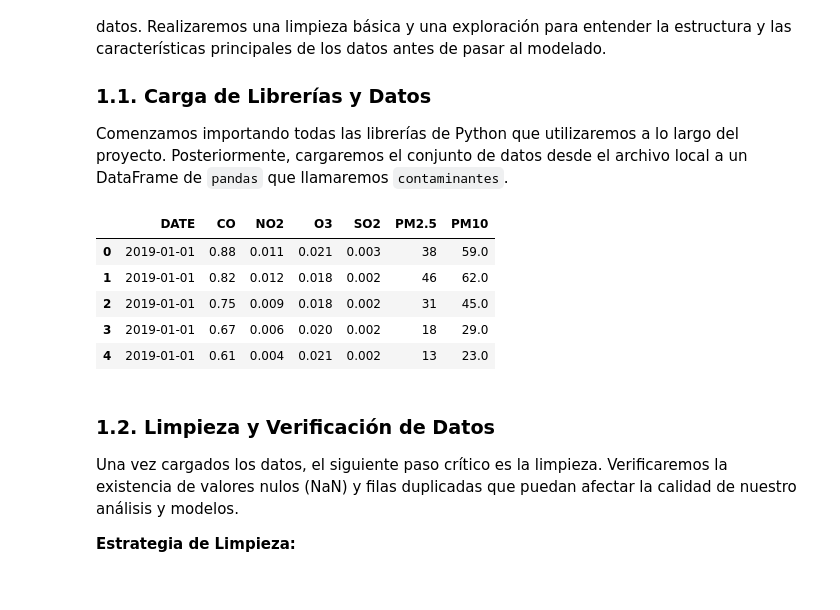
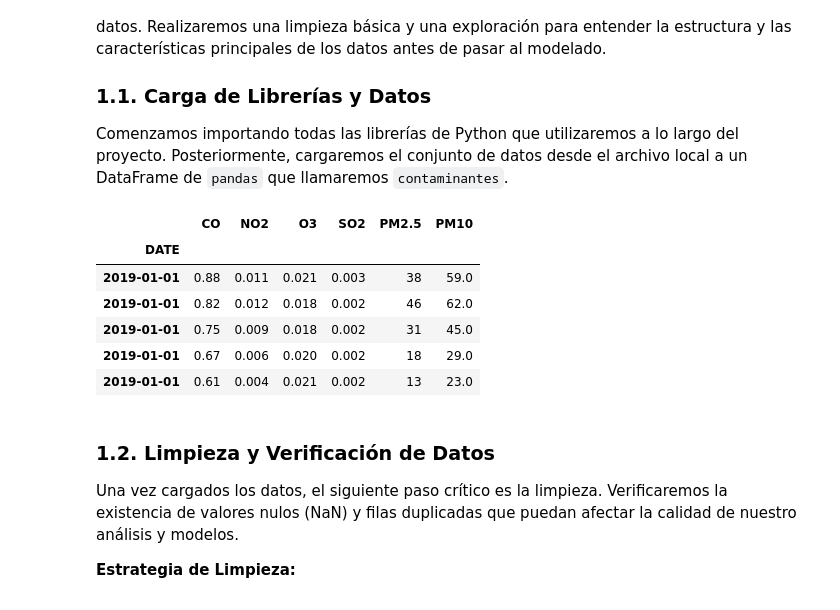
Before and after one commit to EmilianoRdzV/moca-analisis-contaminantes, a Jupyter notebook: Notebooks/CalidadAire.ipynb, the cells around one changed output. Saved outputs shown, nothing was run; the diff lists cells and outputs as text; code cells hidden in the pictures.

Commit message:
fix: correcion de index en DFrame

```diff
--- a/Notebooks/CalidadAire.ipynb
+++ b/Notebooks/CalidadAire.ipynb
@@ -48,30 +50,36 @@ En esta fase inicial, cargaremos todas las herramientas necesarias y nuestro con
 
 Comenzamos importando todas las librerías de Python que utilizaremos a lo largo del proyecto. Posteriormente, cargaremos el conjunto de datos desde el archivo local a un DataFrame de `pandas` que llamaremos `contaminantes`.
 # %%
+
 import pandas as pd
 import numpy as np
 import matplotlib.pyplot as plt
 import seaborn as sns
-
-# Modelado
 from sklearn.model_selection import train_test_split
 from sklearn.linear_model import LinearRegression
 from sklearn.metrics import mean_squared_error, r2_score
 import statsmodels.api as sm
 from statsmodels.tsa.seasonal import seasonal_decompose
 
+sns.set_style("whitegrid")
+plt.rcParams['figure.figsize'] = (15, 8)
+
 
 rutaArchivo = '../Data/contaminantes.xlsx'
+
 contaminantes = pd.read_excel(rutaArchivo)
-
+contaminantes['DATE'] = pd.to_datetime(contaminantes['DATE'])
+# 'DATE' como el índice
+contaminantes.set_index('DATE', inplace=True)
 display(contaminantes.head())
 # %% [output]
-|  | DATE | CO | NO2 | O3 | SO2 | PM2.5 | PM10 |
-| 0 | 2019-01-01 | 0.88 | 0.011 | 0.021 | 0.003 | 38 | 59.0 |
-| 1 | 2019-01-01 | 0.82 | 0.012 | 0.018 | 0.002 | 46 | 62.0 |
-| 2 | 2019-01-01 | 0.75 | 0.009 | 0.018 | 0.002 | 31 | 45.0 |
-| 3 | 2019-01-01 | 0.67 | 0.006 | 0.020 | 0.002 | 18 | 29.0 |
-| 4 | 2019-01-01 | 0.61 | 0.004 | 0.021 | 0.002 | 13 | 23.0 |
+|  | CO | NO2 | O3 | SO2 | PM2.5 | PM10 |
+| DATE |  |  |  |  |  |  |
+| 2019-01-01 | 0.88 | 0.011 | 0.021 | 0.003 | 38 | 59.0 |
+| 2019-01-01 | 0.82 | 0.012 | 0.018 | 0.002 | 46 | 62.0 |
+| 2019-01-01 | 0.75 | 0.009 | 0.018 | 0.002 | 31 | 45.0 |
+| 2019-01-01 | 0.67 | 0.006 | 0.020 | 0.002 | 18 | 29.0 |
+| 2019-01-01 | 0.61 | 0.004 | 0.021 | 0.002 | 13 | 23.0 |
 # %% [markdown]
 ### <a id="1-2"></a>1.2. Limpieza y Verificación de Datos
 
```
Also changed, not shown: parts of 22 cells of this notebook, 7 other files.
